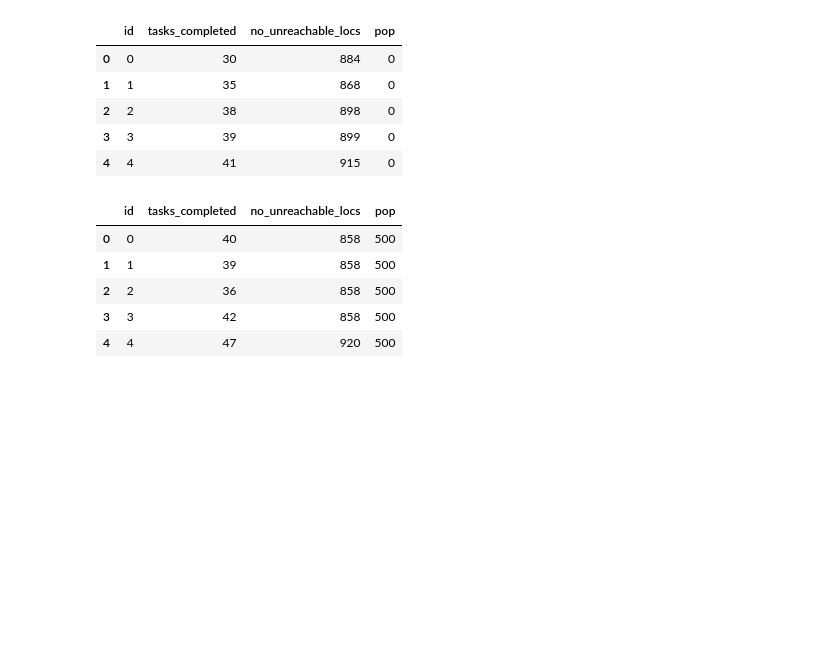
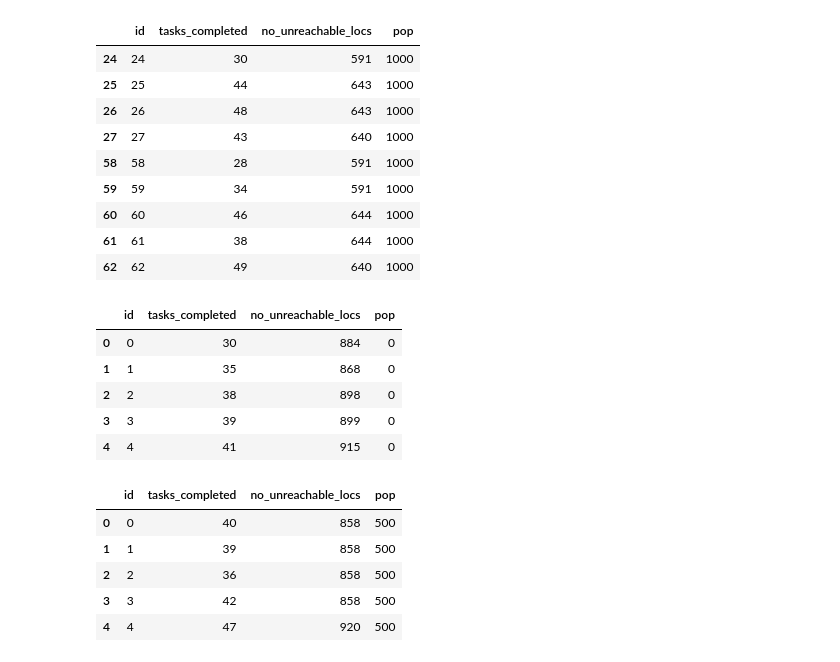
Before and after one commit to SimonRosen173/MultiAgentPathFinding, a Jupyter notebook: GA/GA_Vis.ipynb, the cells around one changed output. Saved outputs shown, nothing was run; the diff lists cells and outputs as text; code cells hidden in the pictures; blank space fills up the shorter version.

```diff
--- a/GA/GA_Vis.ipynb
+++ b/GA/GA_Vis.ipynb
@@ -20,3 +26,16 @@ df_final.head()
+# %%
+df_final[df_final["no_unreachable_locs"]<650]
+# %% [output]
+|  | id | tasks_completed | no_unreachable_locs | pop |
+| 24 | 24 | 30 | 591 | 1000 |
+| 25 | 25 | 44 | 643 | 1000 |
+| 26 | 26 | 48 | 643 | 1000 |
+| 27 | 27 | 43 | 640 | 1000 |
+| 58 | 58 | 28 | 591 | 1000 |
+| 59 | 59 | 34 | 591 | 1000 |
+| 60 | 60 | 46 | 644 | 1000 |
+| 61 | 61 | 38 | 644 | 1000 |
+| 62 | 62 | 49 | 640 | 1000 |
 # %%
 df_0 = pd.read_csv("csvs/0.csv")
 df_0.rename({"Unnamed: 0":"id"}, axis=1, inplace=True)
```
Also changed, not shown: parts of 2 cells of this notebook, 11 other files.
